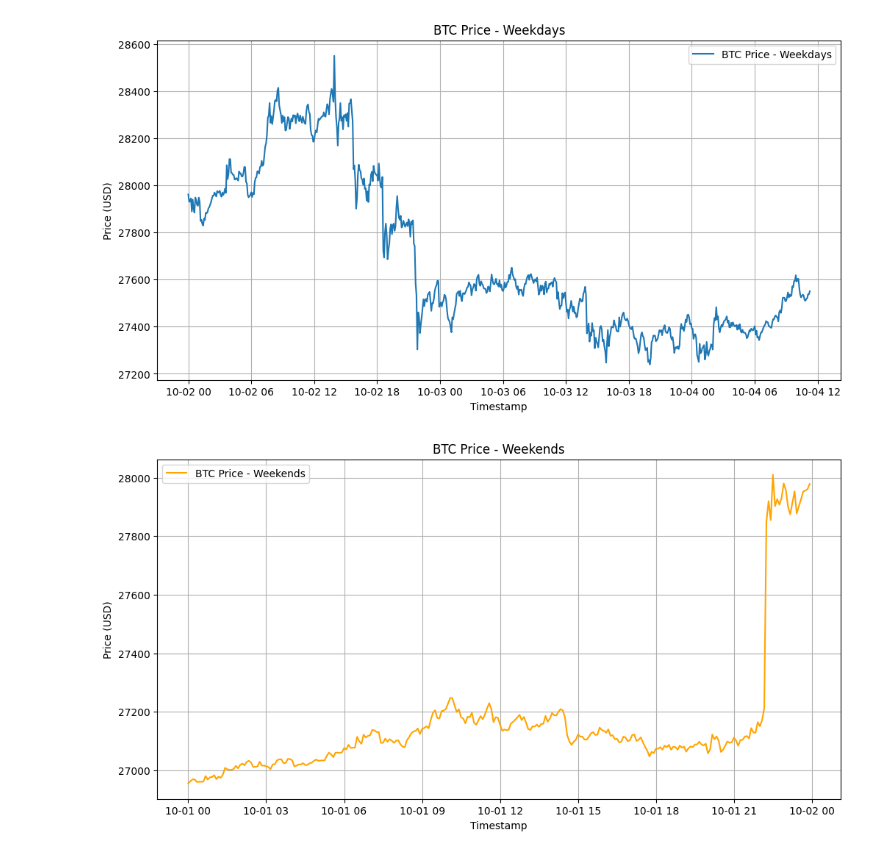
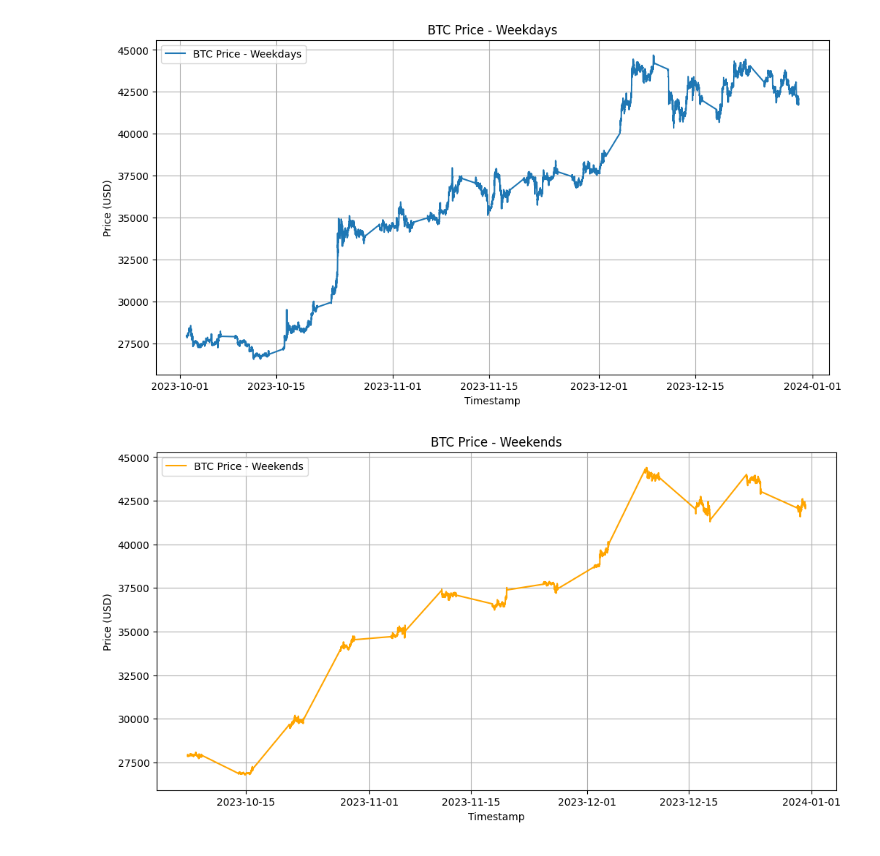
Before and after one commit to msninja213/ByBit_BTC_Price, a Jupyter notebook: btc_price_code.ipynb, the cells around one changed output. Cells and saved outputs as stored; diff of their text form; code cells hidden in the pictures.

Commit message:
can graph both dfs

```diff
--- a/btc_price_code.ipynb
+++ b/btc_price_code.ipynb
@@ -59,6 +60,8 @@ exchange = ccxt.bybit({'apiKey': api_key, 'secret': api_secret})
 #   asset and timeframe
 symbol = 'BTCUSDT'
 timeframe = '5m'
+days = 90
+n = math.ceil(12*24*90/1000)
 # %%
 # get today's date and subtract 90 days
 today = datetime.datetime.utcnow()
@@ -139,23 +81,54 @@ print(weekdays_data)
+# %%
+since_timestamp_list = [since]
+# n = math.ceil(12*24*90/1000)
+df_big = pd.DataFrame()
+
+for i in range(n):
+    df = create_df(since)
+    df_big = pd.concat([df_big, df], ignore_index=True)
+    since = int((df['timestamp'].max().timestamp() * 1000))
+    since_timestamp_list.append(since)
+
+# initial weekend and weekday data set
+weekdays_data = df_big[df_big['timestamp'].dt.weekday < 5]  # Monday to Friday
+weekends_data = df_big[df_big['timestamp'].dt.weekday >= 5]  # Saturday and Sunday
 # %%
 # Plot for weekdays
 plt.figure(figsize=(12, 6))
 plt.plot(weekdays_data['timestamp'], weekdays_data['close'], label='BTC Price - Weekdays')
 plt.title('BTC Price - Weekdays')
 plt.xlabel('Timestamp')
 plt.ylabel('Price (USD)')
 plt.legend()
 plt.grid(True)
 plt.show()
 
 # Plot for weekends
 plt.figure(figsize=(12, 6))
 plt.plot(weekends_data['timestamp'], weekends_data['close'], label='BTC Price - Weekends', color='orange')
 plt.title('BTC Price - Weekends')
 plt.xlabel('Timestamp')
 plt.ylabel('Price (USD)')
 plt.legend()
 plt.grid(True)
 plt.show()
+
+
+#overaly both
+plt.figure(figsize=(12, 6))
+
+# Plot weekdays_data
+plt.plot(weekdays_data['timestamp'], weekdays_data['close'], label='BTC Price - Weekdays')
+
+# Plot weekends_data
+plt.plot(weekends_data['timestamp'], weekends_data['close'], label='BTC Price - Weekends', color='orange')
+
+plt.title('BTC Price - Weekdays and Weekends')
+plt.xlabel('Timestamp')
+plt.ylabel('Price (USD)')
+plt.legend()
+plt.grid(True)
+plt.show()
 # %% [output]
-[figure, old version]
+[figure, new version]
-[figure, old version]
+[figure, new version]
```
Also changed, not shown: parts of 5 cells of this notebook.
